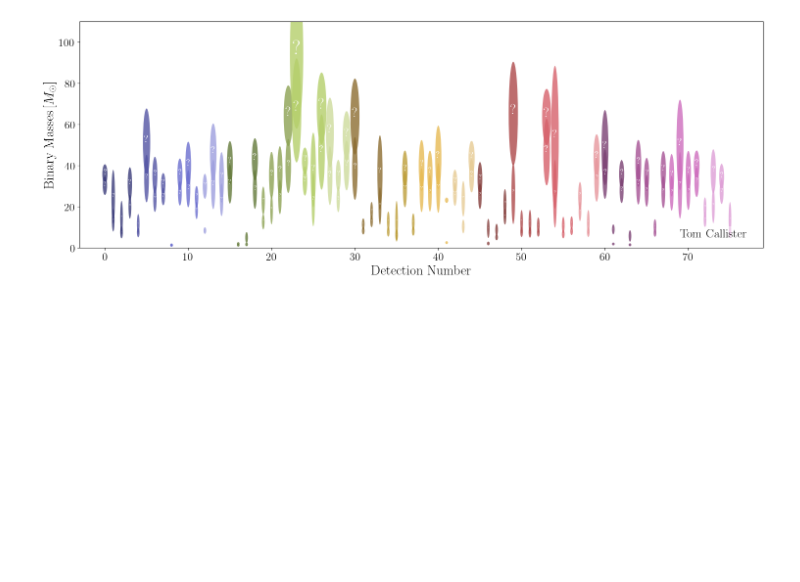
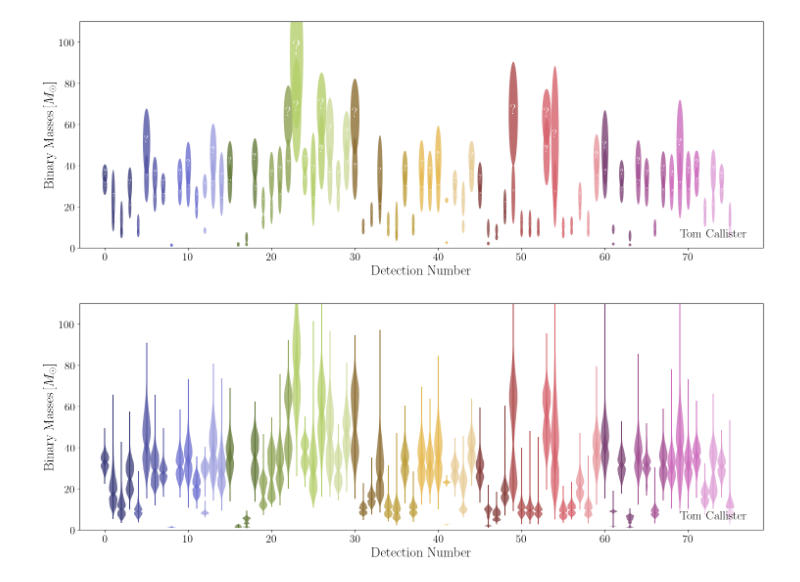
Before and after one commit to gw-gallery/cbc-landscape, a Jupyter notebook: cbc-landscape.ipynb, the cells around one changed output. Drawn from its saved outputs; the diff is of its cells as text; code cells hidden in the pictures; blank space fills up the shorter version.

Commit message:
Adding violin error plot

```diff
--- a/cbc-landscape.ipynb
+++ b/cbc-landscape.ipynb
@@ -132,3 +132,45 @@ ax.set_ylim(0,110)
 plt.savefig('cbc_landscape_gwtc3_with_errors.png',bbox_inches='tight',dpi=200)
 # %% [output]
 [figure]
+# %%
+fig,ax = plt.subplots(figsize=(18,6))
+
+colormap = plt.get_cmap('tab20b')
+
+#ax.set_prop_cycle([colormap(k) for k in np.linspace(0, 1, 10)])
+colors = plt.cm.tab20b(np.linspace(0,1,len(sampleDict)))
+for i,key in enumerate(list(sampleDict.keys())):
+
+    m1 = sampleDict[key]['m1']
+    m2 = sampleDict[key]['m2']
+
+    violins = ax.violinplot([m1,m2], positions=[i,i], showextrema=True, showmeans=False, widths=1, points=500)
+    for pc in violins['bodies']:
+        pc.set_facecolor(colors[i])
+        pc.set_alpha(0.75)
+
+    violins['cbars'].set_color(colors[i])
+    violins['cmaxes'].set_linewidth(0)
+    violins['cmins'].set_linewidth(0)
+
+    ellipse1 = Ellipse(xy=(i,np.mean(m1)),width=max(0.32,0.017*np.mean(m1)), height=max(1.4,4.*np.std(m1)), facecolor=colors[i],alpha=0.8)
+    ellipse2 = Ellipse(xy=(i,np.mean(m2)),width=max(0.32,0.017*np.mean(m2)), height=max(1.4,4.*np.std(m2)), facecolor=colors[i],alpha=0.8)
+
+#     ax.add_artist(ellipse1)
+#     ax.add_artist(ellipse2)
+
+#     ax.text(i,np.mean(m1),"?",color='white',fontsize=int(13*(np.mean(m1)/40.)),horizontalalignment='center')
+#     ax.text(i,np.mean(m2),"?",color='white',fontsize=int(13*(np.mean(m2)/40.)),horizontalalignment='center')
+
+t = ax.text(77,4,"Tom Callister",horizontalalignment='right',verticalalignment='bottom',fontsize=18)
+t.set_bbox(dict(facecolor='white', alpha=0.5, edgecolor='None'))
+
+ax.set_xlabel(r'Detection Number',fontsize=20)
+ax.set_ylabel(r'Binary Masses\,$[M_\odot]$',fontsize=20)
+ax.tick_params(axis='both', labelsize=16)
+ax.set_xlim(-3,79)
+ax.set_ylim(0,110)
+
+plt.savefig('cbc_landscape_gwtc3_with_violinerrors.png',bbox_inches='tight',dpi=200)
+# %% [output]
+[figure, added]
```
Also changed, not shown: 1 other file.
